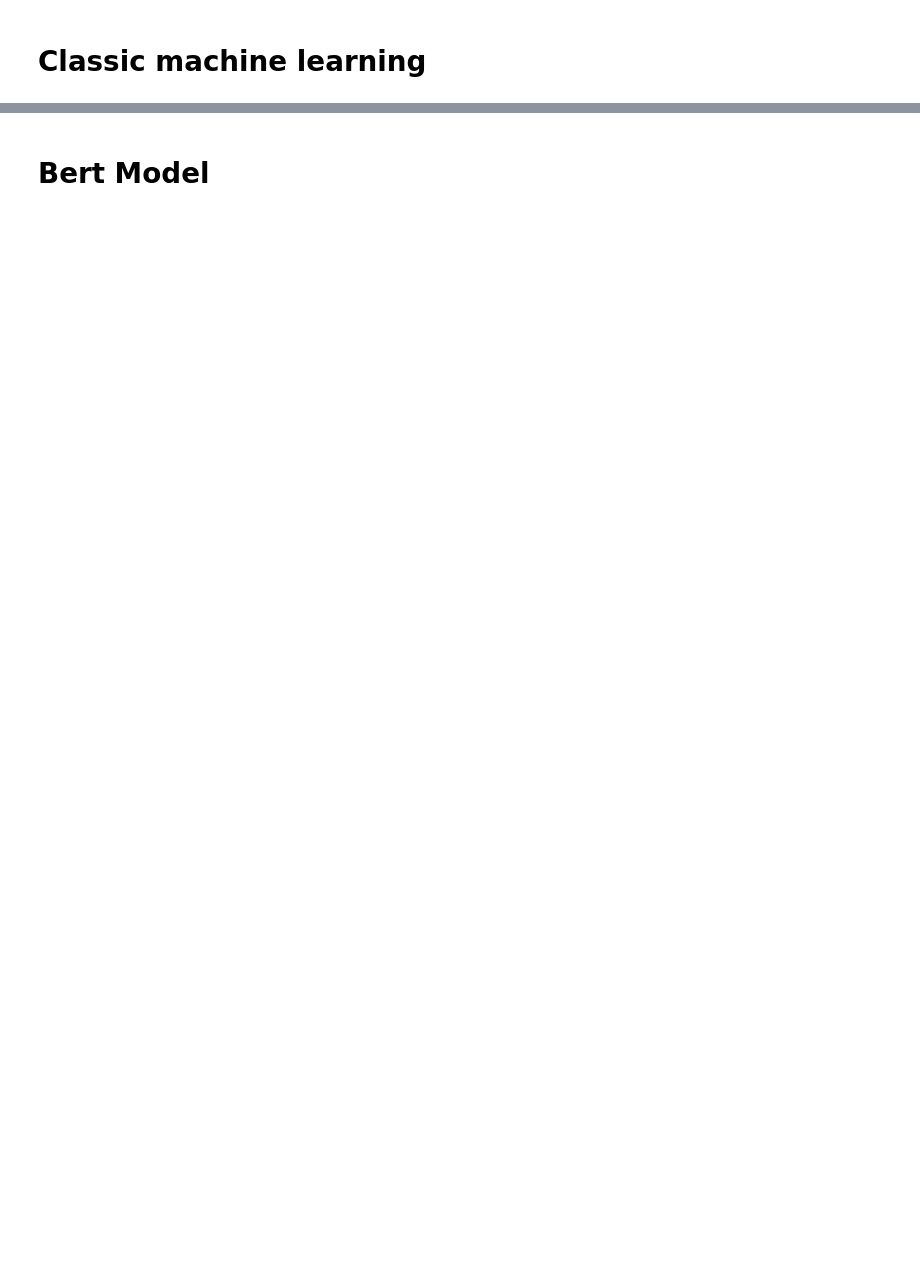
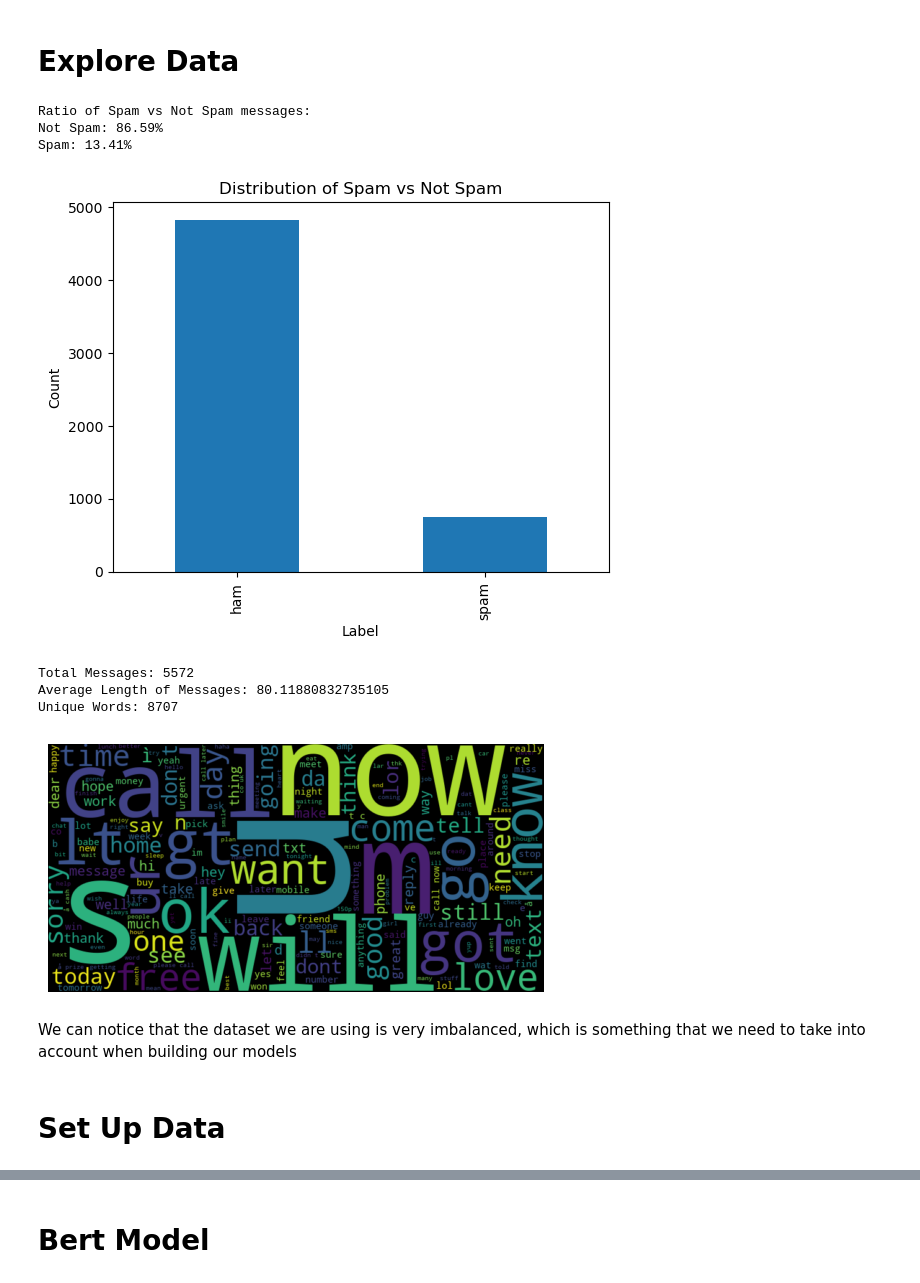
Before and after one commit to ninacunha/BERT-vs-TFIDF-TextClassification, a Jupyter notebook: Final.ipynb, the cells around one changed output, grey strips where cells are left out. Saved outputs shown, nothing was run; the diff lists cells and outputs as text; code cells hidden in the pictures; blank space fills up the shorter version.

```diff
--- a/Final.ipynb
+++ b/Final.ipynb
@@ -31,5 +31,3 @@ Successfully installed patsy-1.0.2 statsmodels-0.14.5
-# %% [markdown]
-# Classic machine learning
 # %%
 import numpy as np
 import pandas as pd
@@ -45,0 +46,49 @@ import seaborn as sns
+# %% [markdown]
+# Explore Data
+# %%
+df = pd.read_csv('spam.csv', encoding='latin-1') # Use latin-1 to deal wuth unknown characters in ACSII
+df = df[['v1','v2']]
+
+# To ensure we are considering "ExAmpLe" is the same word as "example"
+def clean_text(text):
+    text = text.lower()
+    return "".join([ch if ch.isalnum() else " " for ch in text])
+
+df['v2'] = df['v2'].apply(clean_text)
+
+# Calculate the ratio of Not Spam messages
+not_spam_ratio = (df[df['v1'] == 'ham'].count() / len(df)) * 100
+spam_ratio = (df[df['v1'] == 'spam'].count() / len(df)) * 100
+
+# Print statement with formatted output
+print(f"Ratio of Spam vs Not Spam messages:\nNot Spam: {not_spam_ratio['v1']:.2f}%\nSpam: {spam_ratio['v1']:.2f}%")
+df['v1'].value_counts().plot(kind='bar')
+plt.title('Distribution of Spam vs Not Spam')
+plt.xlabel('Label')
+plt.ylabel('Count')
+plt.show()
+
+# Test Stats
+print("Total Messages:", len(df))
+print("Average Length of Messages:", df['v2'].str.len().mean())
+print("Unique Words:", df['v2'].str.split(expand=True).stack().nunique())
+
+# Word frequency
+all_words = ' '.join(df['v2'])
+wordcloud = WordCloud(width=800, height=400).generate(all_words)
+plt.imshow(wordcloud, interpolation='bilinear')
+plt.axis('off')
+plt.show()
+# %% [output]
+Ratio of Spam vs Not Spam messages:
+Not Spam: 86.59%
+Spam: 13.41%
+[figure, added]
+Total Messages: 5572
+Average Length of Messages: 80.11880832735105
+Unique Words: 8707
+[figure, added]
+# %% [markdown]
+We can notice that the dataset we are using is very imbalanced, which is something that we need to take into account when building our models
+# %% [markdown]
+# Set Up Data
```
Also changed, not shown: parts of 9 cells of this notebook.
